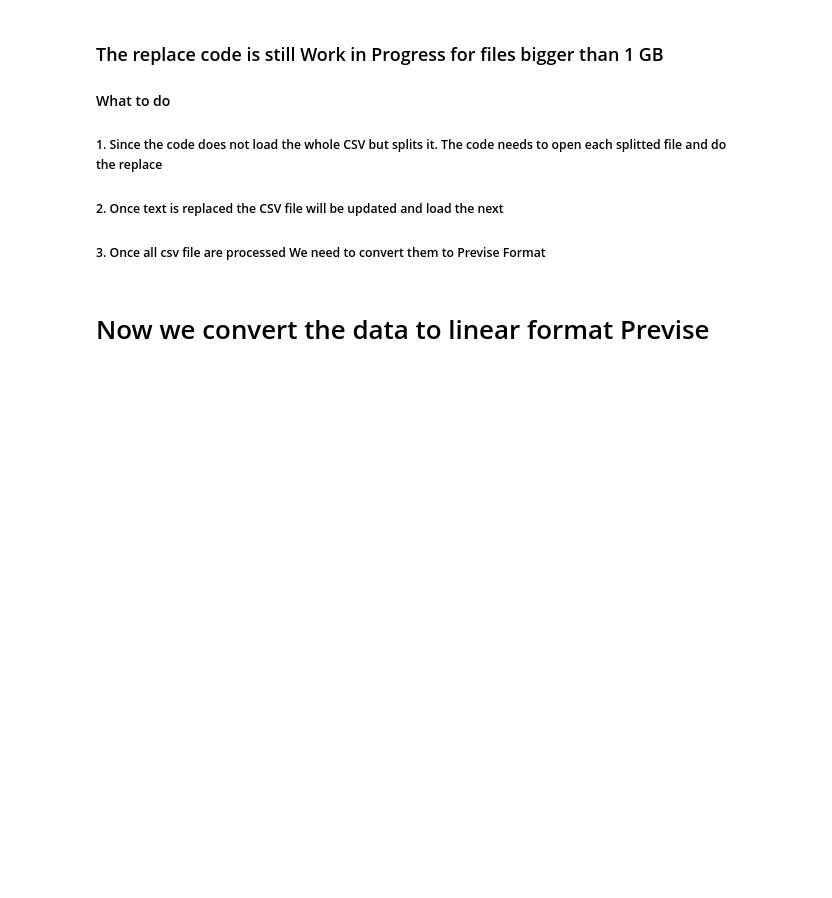
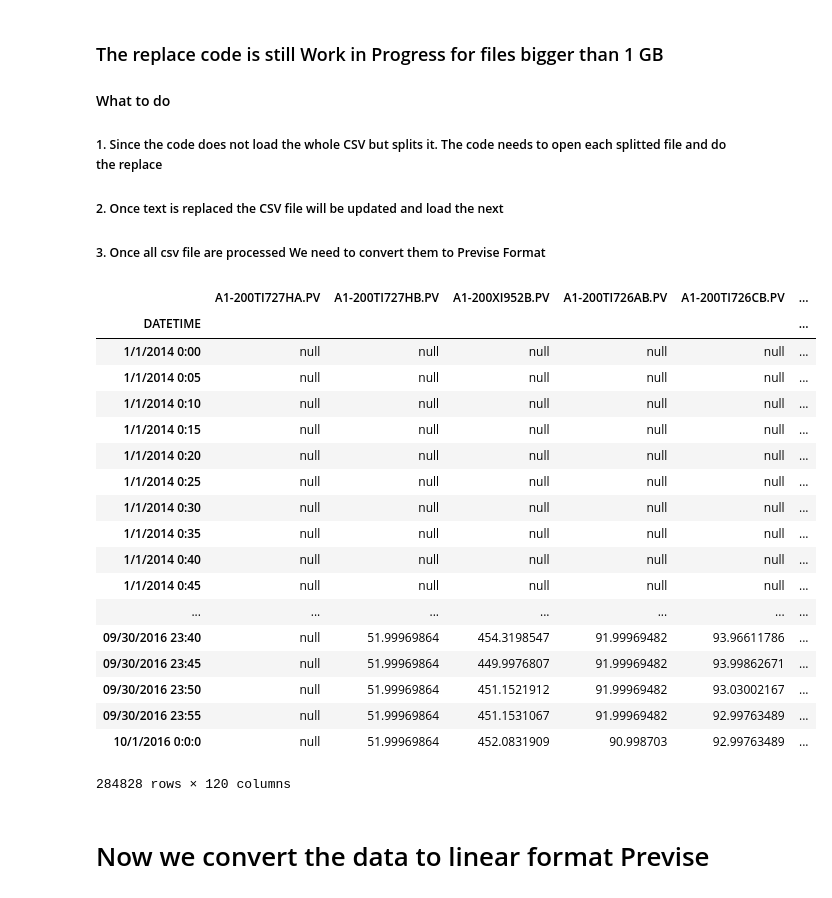
Before and after one commit to racekiller/CSVFormattingTools, a Jupyter notebook: CSVFormattingTool_functions.ipynb, the cells around one changed output. Saved outputs shown, nothing was run; the diff lists cells and outputs as text; code cells hidden in the pictures; blank space fills up the shorter version.

```diff
--- a/CSVFormattingTool_functions.ipynb
+++ b/CSVFormattingTool_functions.ipynb
@@ -339,27 +364,42 @@ StringListDict
 ##### 1. Since the code does not load the whole CSV but splits it. The code needs to open each splitted file and do the replace
 ##### 2. Once text is replaced the CSV file will be updated and load the next
 ##### 3. Once all csv file are processed We need to convert them to Previse Format
-# %%
-# Replacing known test to null
-df2_2.replace(
-{'Bad': 0,
- 'CLOSE': 0,
- 'Comm Fail': 'null',
- 'Configure': 'null',
- 'Error': 'null',
- "Exception of type 'System.OutOfMemoryException' was thrown.": 'null',
- 'Failed': 'null',
- 'I/O Timeout': 'null',
- 'Intf Shut': 'null',
- 'MEM_ERR': 'null',
- 'ON': 1,
- 'OPEN': 1,
- 'Off': 0,
- 'RUN': 1,
- 'STOP': 0,
- 'Scan Off': 'null',
- 'Scan Timeout': 'null'}
-, inplace=True, regex=True)
+# %%
+# Replacing known test to null
+df2_2.replace(
+{'Bad': 'null',
+ 'Configure': 'null',
+ 'Error': 'null',
+ 'I/O Timeout': 'null',
+ 'No Data': 'null',
+ 'Pt Created': 'null',
+ 'Shutdown': 'null'})
+
+# Merge dataframes to export to CSV
+mdf = FormatToPrevise(df2_1,df2_2)
+
+# Export to CSV
+SplitPreviseFormatCSVFile(mdf)
+# %% [output]
+|  | A1-200TI727HA.PV | A1-200TI727HB.PV | A1-200XI952B.PV | A1-200TI726AB.PV | A1-200TI726CB.PV | ... |
+| DATETIME |  |  |  |  |  | ... |
+| 1/1/2014 0:00 | null | null | null | null | null | ... |
+| 1/1/2014 0:05 | null | null | null | null | null | ... |
+| 1/1/2014 0:10 | null | null | null | null | null | ... |
+| 1/1/2014 0:15 | null | null | null | null | null | ... |
+| 1/1/2014 0:20 | null | null | null | null | null | ... |
+| 1/1/2014 0:25 | null | null | null | null | null | ... |
+| 1/1/2014 0:30 | null | null | null | null | null | ... |
+| 1/1/2014 0:35 | null | null | null | null | null | ... |
+| 1/1/2014 0:40 | null | null | null | null | null | ... |
+| 1/1/2014 0:45 | null | null | null | null | null | ... |
+| ... | ... | ... | ... | ... | ... | ... |
+| 09/30/2016 23:40 | null | 51.99969864 | 454.3198547 | 91.99969482 | 93.96611786 | ... |
+| 09/30/2016 23:45 | null | 51.99969864 | 449.9976807 | 91.99969482 | 93.99862671 | ... |
+| 09/30/2016 23:50 | null | 51.99969864 | 451.1521912 | 91.99969482 | 93.03002167 | ... |
+| 09/30/2016 23:55 | null | 51.99969864 | 451.1531067 | 91.99969482 | 92.99763489 | ... |
+| 10/1/2016 0:0:0 | null | 51.99969864 | 452.0831909 | 90.998703 | 92.99763489 | ... |
+284828 rows × 120 columns
 # %% [markdown]
 # Now we convert the data to linear format Previse
 # %% [markdown]
```
Also changed, not shown: parts of 2 cells of this notebook, 4 other files.
